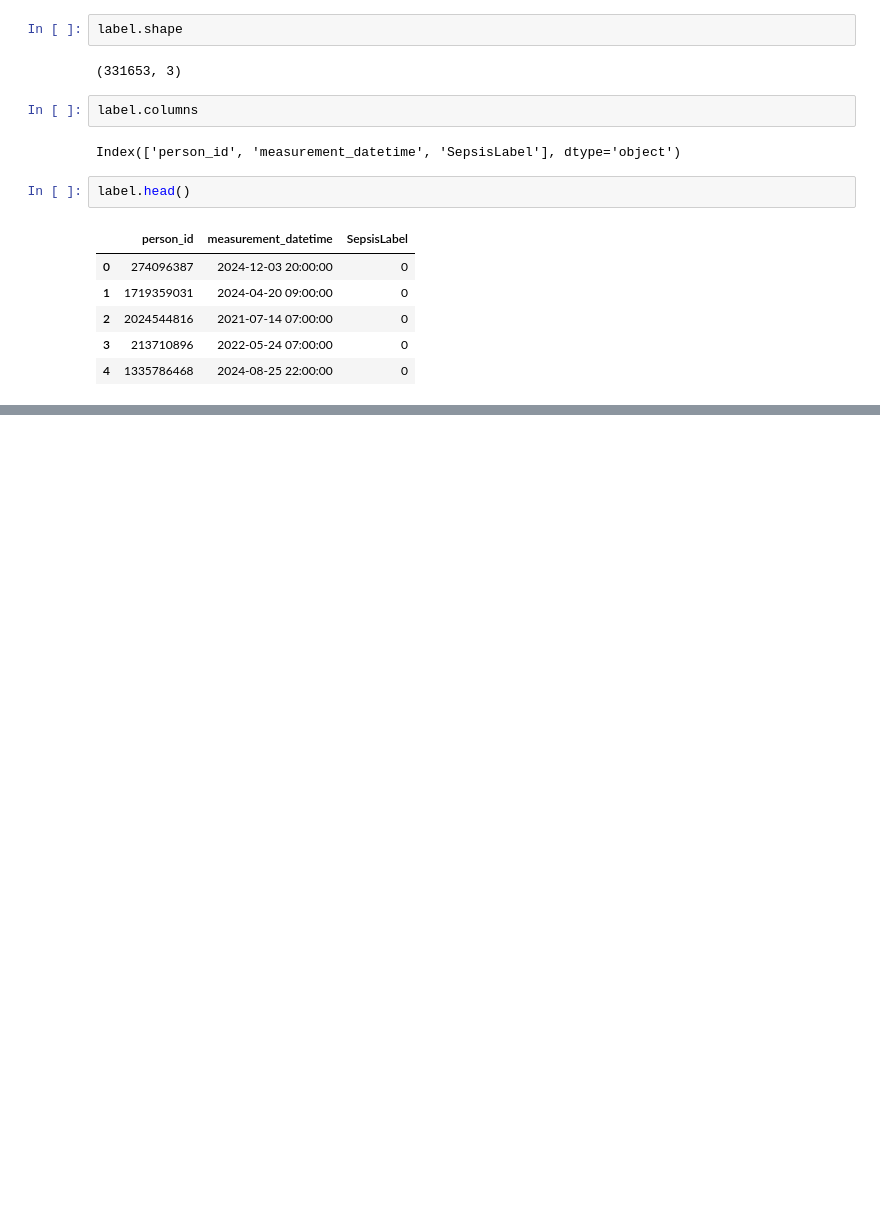
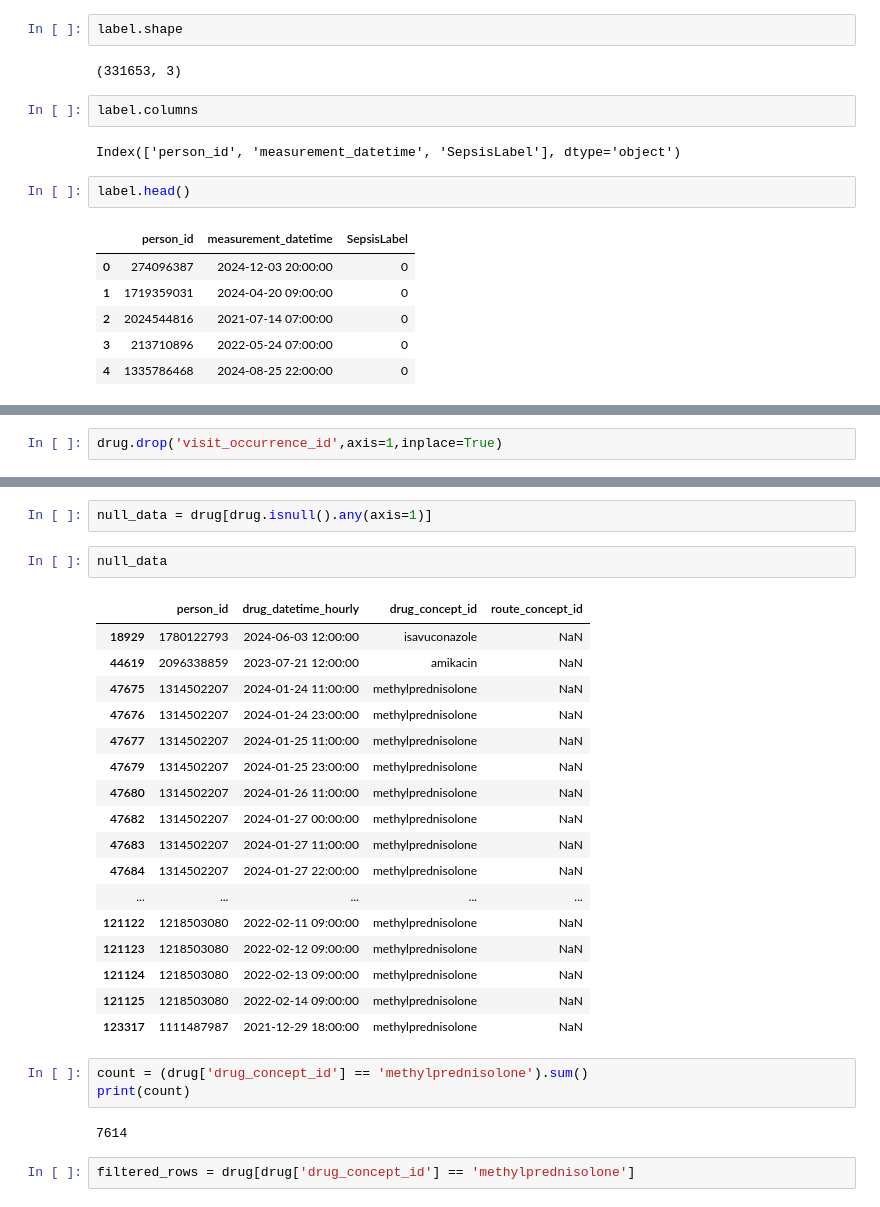
Before and after one commit to shradiphylleia/phems, a Jupyter notebook: pehms.ipynb, the cells around one changed output, grey strips where cells are left out. Saved outputs shown, nothing was run; the diff lists cells and outputs as text; blank space fills up the shorter version.

Commit message:
data cleaning for missng values

```diff
--- a/pehms.ipynb
+++ b/pehms.ipynb
@@ -254,0 +314,2 @@ label.head()
+# %%
+drug.drop('visit_occurrence_id',axis=1,inplace=True)
@@ -254,0 +441,29 @@ label.head()
+# %%
+null_data = drug[drug.isnull().any(axis=1)]
+# %%
+null_data
+# %% [output]
+|  | person_id | drug_datetime_hourly | drug_concept_id | route_concept_id |
+| 18929 | 1780122793 | 2024-06-03 12:00:00 | isavuconazole | NaN |
+| 44619 | 2096338859 | 2023-07-21 12:00:00 | amikacin | NaN |
+| 47675 | 1314502207 | 2024-01-24 11:00:00 | methylprednisolone | NaN |
+| 47676 | 1314502207 | 2024-01-24 23:00:00 | methylprednisolone | NaN |
+| 47677 | 1314502207 | 2024-01-25 11:00:00 | methylprednisolone | NaN |
+| 47679 | 1314502207 | 2024-01-25 23:00:00 | methylprednisolone | NaN |
+| 47680 | 1314502207 | 2024-01-26 11:00:00 | methylprednisolone | NaN |
+| 47682 | 1314502207 | 2024-01-27 00:00:00 | methylprednisolone | NaN |
+| 47683 | 1314502207 | 2024-01-27 11:00:00 | methylprednisolone | NaN |
+| 47684 | 1314502207 | 2024-01-27 22:00:00 | methylprednisolone | NaN |
+| ... | ... | ... | ... | ... |
+| 121122 | 1218503080 | 2022-02-11 09:00:00 | methylprednisolone | NaN |
+| 121123 | 1218503080 | 2022-02-12 09:00:00 | methylprednisolone | NaN |
+| 121124 | 1218503080 | 2022-02-13 09:00:00 | methylprednisolone | NaN |
+| 121125 | 1218503080 | 2022-02-14 09:00:00 | methylprednisolone | NaN |
+| 123317 | 1111487987 | 2021-12-29 18:00:00 | methylprednisolone | NaN |
+# %%
+count = (drug['drug_concept_id'] == 'methylprednisolone').sum()
+print(count)
+# %% [output]
+7614
+# %%
+filtered_rows = drug[drug['drug_concept_id'] == 'methylprednisolone']
```
Also changed, not shown: parts of 46 cells of this notebook.
